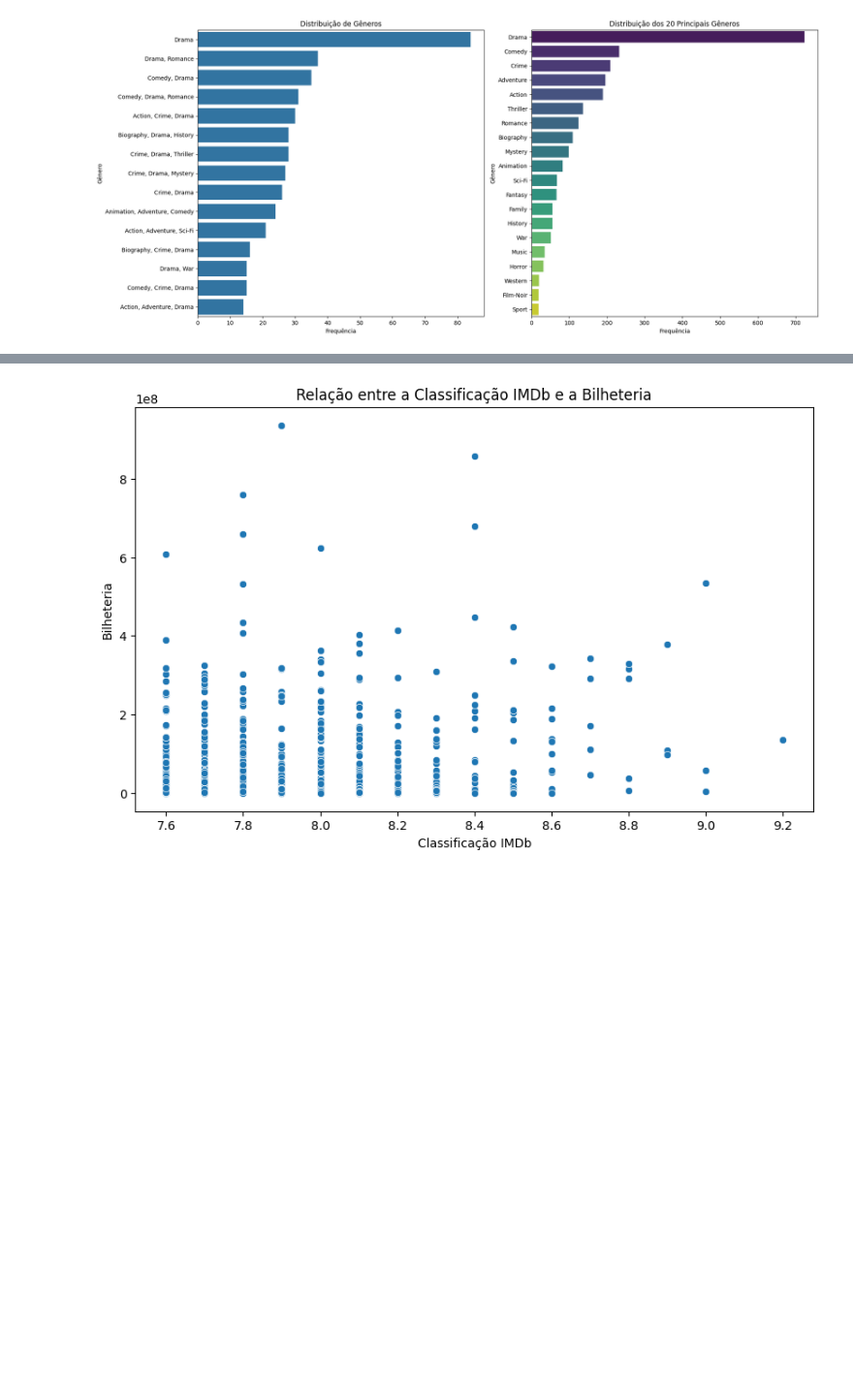
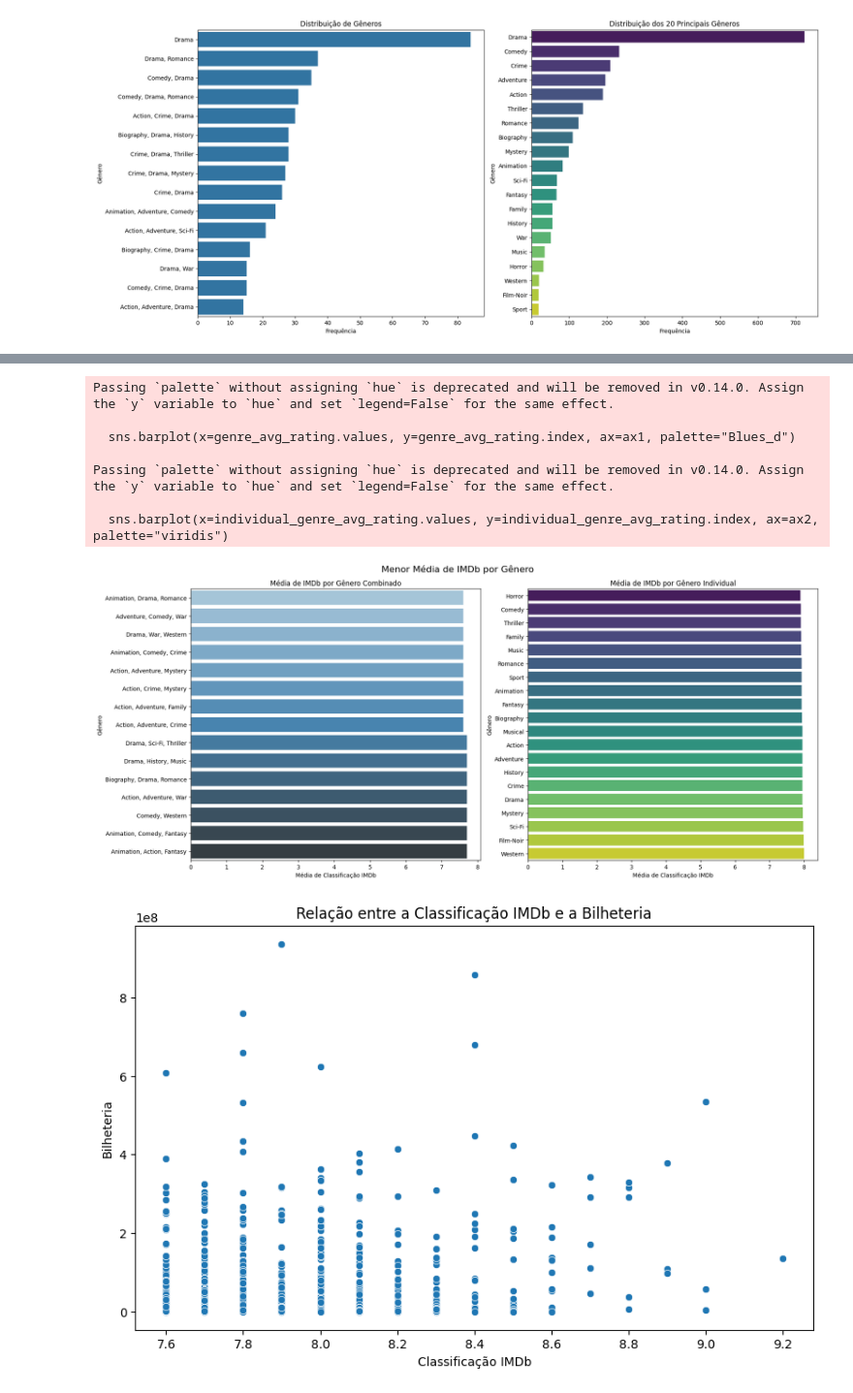
Before and after one commit to Joangopa/Desafio-Ligthhouse, a Jupyter notebook: desafio.ipynb, the cells around one changed output, grey strips where cells are left out. Shown at 97% size. Saved outputs shown, nothing was run; the diff lists cells and outputs as text; code cells hidden in the pictures; blank space fills up the shorter version.

```diff
--- a/desafio.ipynb
+++ b/desafio.ipynb
@@ -326,3 +365,46 @@ Passing `palette` without assigning `hue` is deprecated and will be removed in v
+# %%
+# Promedio de IMDb por género combinado
+genre_avg_rating = dados.groupby('Genre')['IMDB_Rating'].mean().sort_values(ascending=True).head(15)
+
+# Separar géneros y calcular la media de IMDb por género individual
+dados_exploded = dados.copy()
+dados_exploded['Genre'] = dados_exploded['Genre'].str.split(',')
+dados_exploded = dados_exploded.explode('Genre')
+dados_exploded['Genre'] = dados_exploded['Genre'].str.strip()
+
+individual_genre_avg_rating = dados_exploded.groupby('Genre')['IMDB_Rating'].mean().sort_values(ascending=True).head(20)
+
+# Configurar el tamaño de la figura y los subgráficos
+fig, (ax1, ax2) = plt.subplots(1, 2, figsize=(18, 8))  # Dos subgráficos en una fila
+
+# Primer subgráfico: Promedio de IMDb por género combinado
+sns.barplot(x=genre_avg_rating.values, y=genre_avg_rating.index, ax=ax1, palette="Blues_d")
+ax1.set_title('Média de IMDb por Gênero Combinado')
+ax1.set_xlabel('Média de Classificação IMDb')
+ax1.set_ylabel('Gênero')
+
+# Segundo subgráfico: Promedio de IMDb por género individual
+sns.barplot(x=individual_genre_avg_rating.values, y=individual_genre_avg_rating.index, ax=ax2, palette="viridis")
+ax2.set_title('Média de IMDb por Gênero Individual')
+ax2.set_xlabel('Média de Classificação IMDb')
+ax2.set_ylabel('Gênero')
+
+fig.suptitle('Menor Média de IMDb por Gênero', fontsize=16)
+
+# Ajustar el espacio entre los subgráficos
+plt.tight_layout()
+
+# Mostrar el gráfico combinado
+plt.show()
+# %% [output]
+Passing `palette` without assigning `hue` is deprecated and will be removed in v0.14.0. Assign the `y` variable to `hue` and set `legend=False` for the same effect.
+
+  sns.barplot(x=genre_avg_rating.values, y=genre_avg_rating.index, ax=ax1, palette="Blues_d")
+
+Passing `palette` without assigning `hue` is deprecated and will be removed in v0.14.0. Assign the `y` variable to `hue` and set `legend=False` for the same effect.
+
+  sns.barplot(x=individual_genre_avg_rating.values, y=individual_genre_avg_rating.index, ax=ax2, palette="viridis")
+[figure, added]
 # %%
 
 # Relação entre a classificação IMDb e a bilheteria
```
Also changed, not shown: parts of 22 cells of this notebook, 3 other files.
